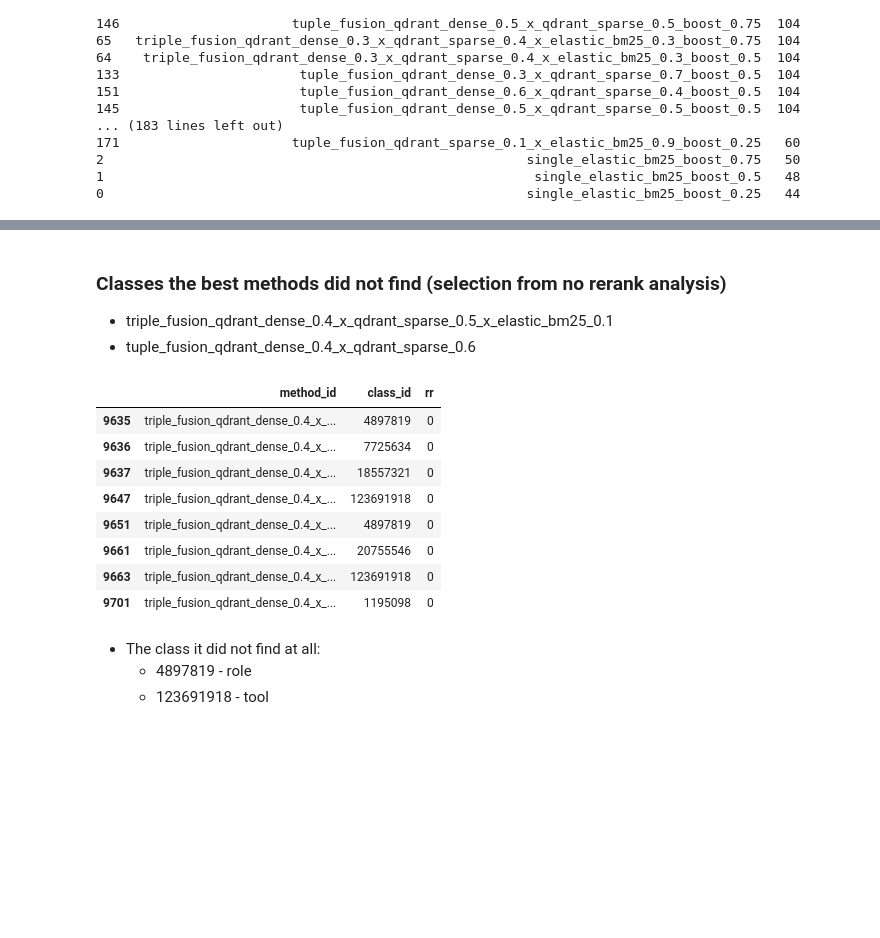
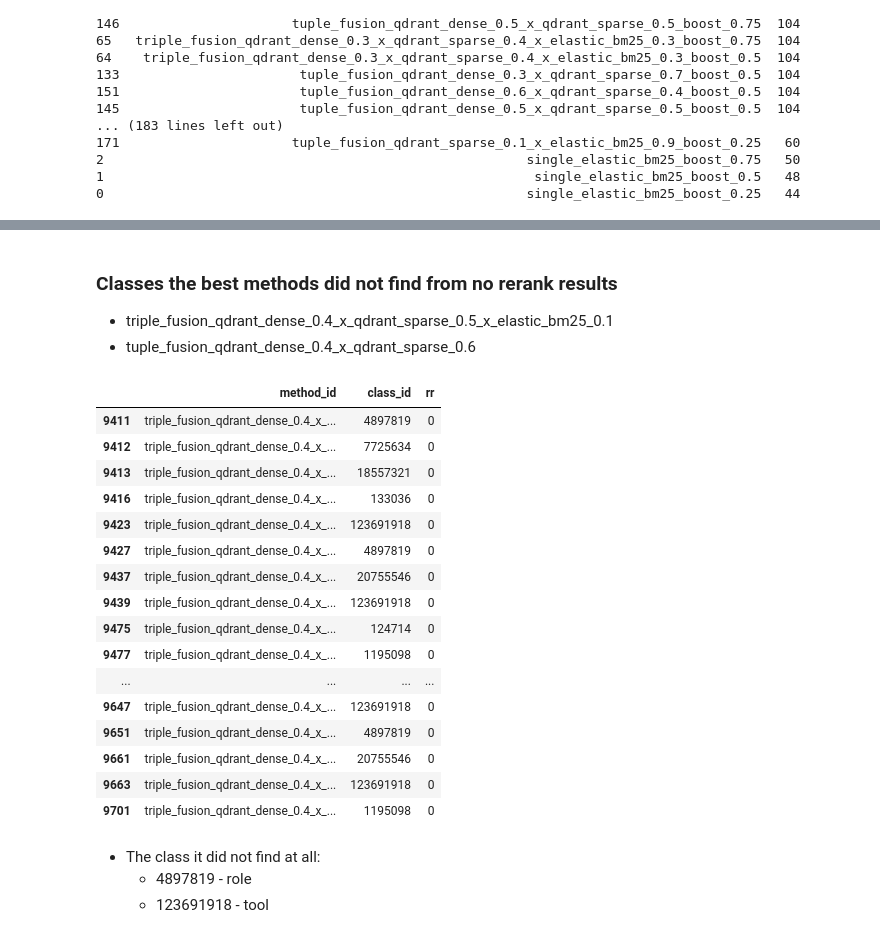
Before and after one commit to goramartin/master-thesis, a Jupyter notebook: docs/solutions/experiments/00-search-root-results/query-test-boost-rerank.ipynb, the cells around one changed output, grey strips where cells are left out. Drawn from its saved outputs; the diff is of its cells as text; code cells hidden in the pictures; blank space fills up the shorter version.

```diff
--- a/docs/solutions/experiments/00-search-root-results/query-test-boost-rerank.ipynb
+++ b/docs/solutions/experiments/00-search-root-results/query-test-boost-rerank.ipynb
@@ -597,19 +647,27 @@ print(df_only_user_queries_max_per_user_class_thin.groupby(["method_id"], as_ind
 # %% [markdown]
-### Classes the best methods did not find (selection from no rerank analysis)
+### Classes the best methods did not find from no rerank results
 
 - triple_fusion_qdrant_dense_0.4_x_qdrant_sparse_0.5_x_elastic_bm25_0.1
 - tuple_fusion_qdrant_dense_0.4_x_qdrant_sparse_0.6
 # %%
 # Triple fusion triple_fusion_qdrant_dense_0.4_x_qdrant_sparse_0.5_x_elastic_bm25_0.1
 
-df1_triple_best = df_only_user_queries_max_per_user_class[df_only_user_queries_max_per_user_class["method_id"].str.contains("triple_fusion_qdrant_dense_0.4_x_qdrant_sparse_0.5_x_elastic_bm25_0.1_boost_0.75")][["method_id", "class_id", "rr"]].copy()
+df1_triple_best = df_only_user_queries_max_per_user_class[df_only_user_queries_max_per_user_class["method_id"].str.contains("triple_fusion_qdrant_dense_0.4_x_qdrant_sparse_0.5_x_elastic_bm25_0.1")][["method_id", "class_id", "rr"]].copy()
 df1_triple_best["rr"] = df_only_user_queries_max_per_user_class_thin["rr"].apply(lambda x: math.ceil(x))
 df1_triple_best[df1_triple_best["rr"] == 0]
 # %% [output]
 |  | method_id | class_id | rr |
-| 9635 | triple_fusion_qdrant_dense_0.4_x_... | 4897819 | 0 |
-| 9636 | triple_fusion_qdrant_dense_0.4_x_... | 7725634 | 0 |
-| 9637 | triple_fusion_qdrant_dense_0.4_x_... | 18557321 | 0 |
+| 9411 | triple_fusion_qdrant_dense_0.4_x_... | 4897819 | 0 |
+| 9412 | triple_fusion_qdrant_dense_0.4_x_... | 7725634 | 0 |
+| 9413 | triple_fusion_qdrant_dense_0.4_x_... | 18557321 | 0 |
+| 9416 | triple_fusion_qdrant_dense_0.4_x_... | 133036 | 0 |
+| 9423 | triple_fusion_qdrant_dense_0.4_x_... | 123691918 | 0 |
+| 9427 | triple_fusion_qdrant_dense_0.4_x_... | 4897819 | 0 |
+| 9437 | triple_fusion_qdrant_dense_0.4_x_... | 20755546 | 0 |
+| 9439 | triple_fusion_qdrant_dense_0.4_x_... | 123691918 | 0 |
+| 9475 | triple_fusion_qdrant_dense_0.4_x_... | 124714 | 0 |
+| 9477 | triple_fusion_qdrant_dense_0.4_x_... | 1195098 | 0 |
+| ... | ... | ... | ... |
 | 9647 | triple_fusion_qdrant_dense_0.4_x_... | 123691918 | 0 |
 | 9651 | triple_fusion_qdrant_dense_0.4_x_... | 4897819 | 0 |
 | 9661 | triple_fusion_qdrant_dense_0.4_x_... | 20755546 | 0 |
```
Also changed, not shown: parts of 8 cells of this notebook, 4 other files.
